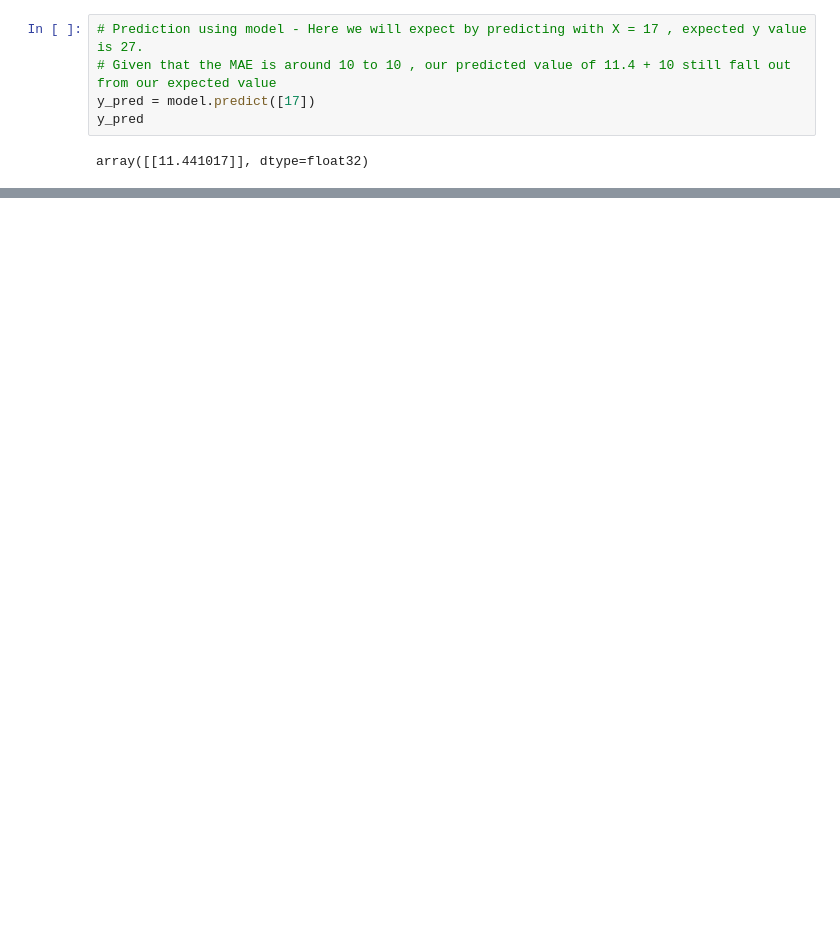
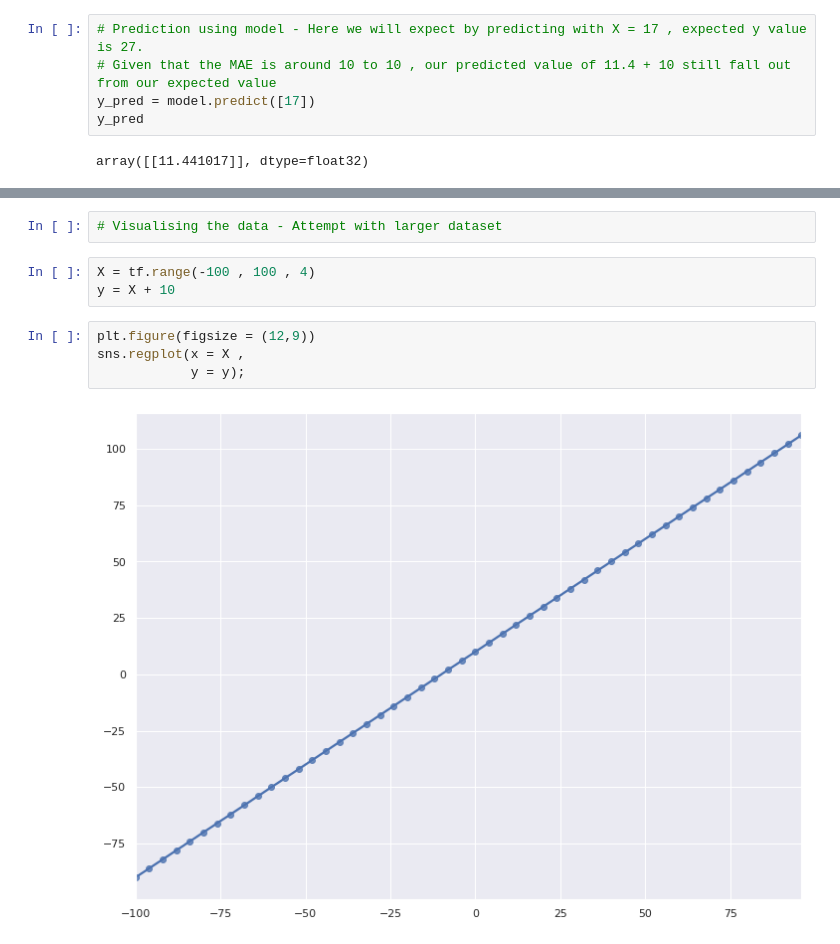
Before and after one commit to 86lekwenshiung/Neural-Network-with-Tensorflow, a Jupyter notebook: 01_Neural_Network_Regression_With_Tensorflow.ipynb, the cells around one changed output, grey strips where cells are left out. Drawn from its saved outputs; the diff is of its cells as text; blank space fills up the shorter version.

```diff
--- a/01_Neural_Network_Regression_With_Tensorflow.ipynb
+++ b/01_Neural_Network_Regression_With_Tensorflow.ipynb
@@ -148,0 +174,11 @@ array([[31.95852]], dtype=float32)
+# %%
+# Visualising the data - Attempt with larger dataset
+# %%
+X = tf.range(-100 , 100 , 4)
+y = X + 10
+# %%
+plt.figure(figsize = (12,9))
+sns.regplot(x = X ,
+            y = y);
+# %% [output]
+[figure, added]
```
Also changed, not shown: parts of 17 cells of this notebook.
